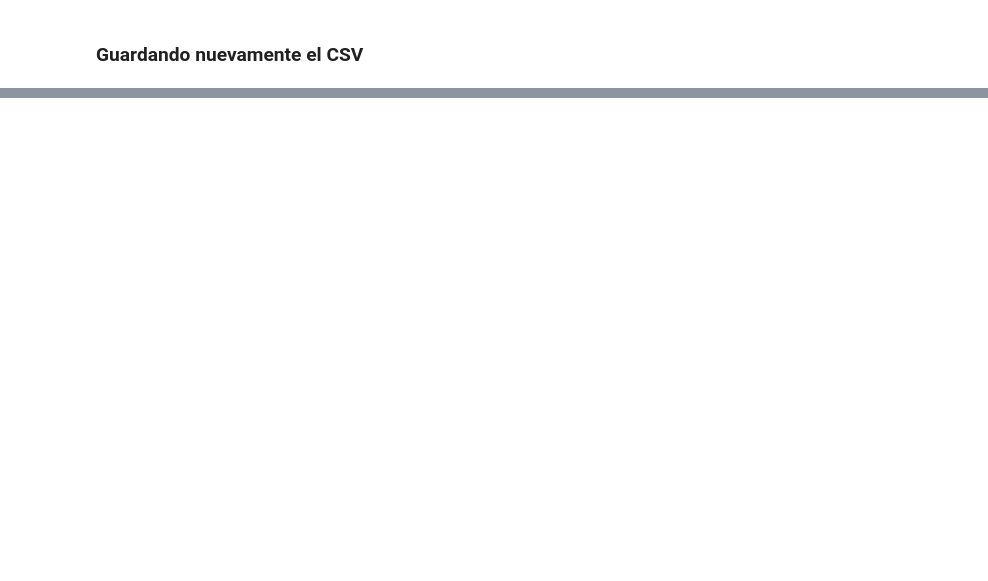
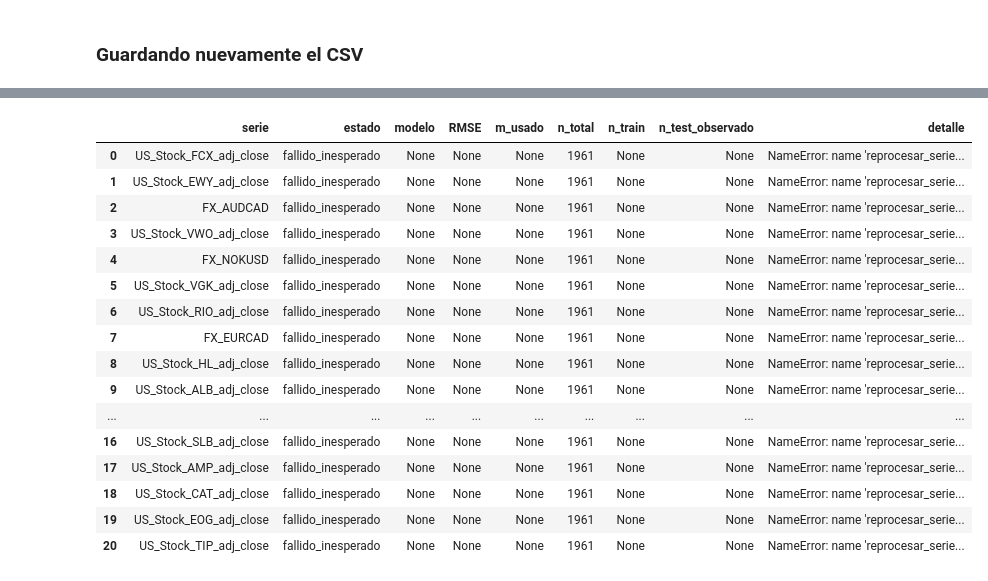
Before and after one commit to ricrod01/PROYECTO_2_DS, a Jupyter notebook: AJUSTE_MODELOS.ipynb, the cells around one changed output, grey strips where cells are left out. Drawn from its saved outputs; the diff is of its cells as text; code cells hidden in the pictures; blank space fills up the shorter version.

```diff
--- a/AJUSTE_MODELOS.ipynb
+++ b/AJUSTE_MODELOS.ipynb
@@ -319,0 +391,11 @@ Name: FX_NOKEUR, dtype: object
+# %%
+error_numerico = pd.to_numeric(
+    mejores_modelos_df["error"],
+    errors="coerce",
+)
+
+nombres_pendientes = list(
+    mejores_modelos_df.index[error_numerico.eq(-1)]
+)
+
+print("Series pendientes:", len(nombres_pendientes))
@@ -319,0 +422,14 @@ Name: FX_NOKEUR, dtype: object
+# %%
+for serie_nombre in series_inexistentes:
+    resultados_paralelos.append({
+        "serie": serie_nombre,
+        "estado": "fallido",
+        "modelo": None,
+        "RMSE": None,
+        "m_usado": None,
+        "n_total": 0,
+        "n_train": 0,
+        "n_test_observado": 0,
+        "archivo_modelo": None,
+        "detalle": "la serie no existe en df",
+    })
@@ -319,0 +464,38 @@ Name: FX_NOKEUR, dtype: object
+# %%
+reporte_reprocesamiento = pd.DataFrame(
+    resultados_paralelos
+)
+
+display(
+    reporte_reprocesamiento[
+        [
+            "serie",
+            "estado",
+            "modelo",
+            "RMSE",
+            "m_usado",
+            "n_total",
+            "n_train",
+            "n_test_observado",
+            "detalle",
+        ]
+    ]
+)
+# %% [output]
+|  | serie | estado | modelo | RMSE | m_usado | n_total | n_train | n_test_observado | detalle |
+| 0 | US_Stock_FCX_adj_close | fallido_inesperado | None | None | None | 1961 | None | None | NameError: name 'reprocesar_serie... |
+| 1 | US_Stock_EWY_adj_close | fallido_inesperado | None | None | None | 1961 | None | None | NameError: name 'reprocesar_serie... |
+| 2 | FX_AUDCAD | fallido_inesperado | None | None | None | 1961 | None | None | NameError: name 'reprocesar_serie... |
+| 3 | US_Stock_VWO_adj_close | fallido_inesperado | None | None | None | 1961 | None | None | NameError: name 'reprocesar_serie... |
+| 4 | FX_NOKUSD | fallido_inesperado | None | None | None | 1961 | None | None | NameError: name 'reprocesar_serie... |
+| 5 | US_Stock_VGK_adj_close | fallido_inesperado | None | None | None | 1961 | None | None | NameError: name 'reprocesar_serie... |
+| 6 | US_Stock_RIO_adj_close | fallido_inesperado | None | None | None | 1961 | None | None | NameError: name 'reprocesar_serie... |
+| 7 | FX_EURCAD | fallido_inesperado | None | None | None | 1961 | None | None | NameError: name 'reprocesar_serie... |
+| 8 | US_Stock_HL_adj_close | fallido_inesperado | None | None | None | 1961 | None | None | NameError: name 'reprocesar_serie... |
+| 9 | US_Stock_ALB_adj_close | fallido_inesperado | None | None | None | 1961 | None | None | NameError: name 'reprocesar_serie... |
+| ... | ... | ... | ... | ... | ... | ... | ... | ... | ... |
+| 16 | US_Stock_SLB_adj_close | fallido_inesperado | None | None | None | 1961 | None | None | NameError: name 'reprocesar_serie... |
+| 17 | US_Stock_AMP_adj_close | fallido_inesperado | None | None | None | 1961 | None | None | NameError: name 'reprocesar_serie... |
+| 18 | US_Stock_CAT_adj_close | fallido_inesperado | None | None | None | 1961 | None | None | NameError: name 'reprocesar_serie... |
+| 19 | US_Stock_EOG_adj_close | fallido_inesperado | None | None | None | 1961 | None | None | NameError: name 'reprocesar_serie... |
+| 20 | US_Stock_TIP_adj_close | fallido_inesperado | None | None | None | 1961 | None | None | NameError: name 'reprocesar_serie... |
```
Also changed, not shown: parts of 10 cells of this notebook, 24 other files.
